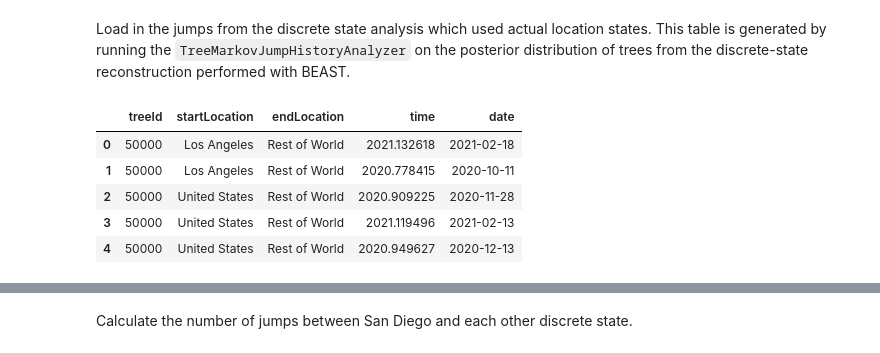
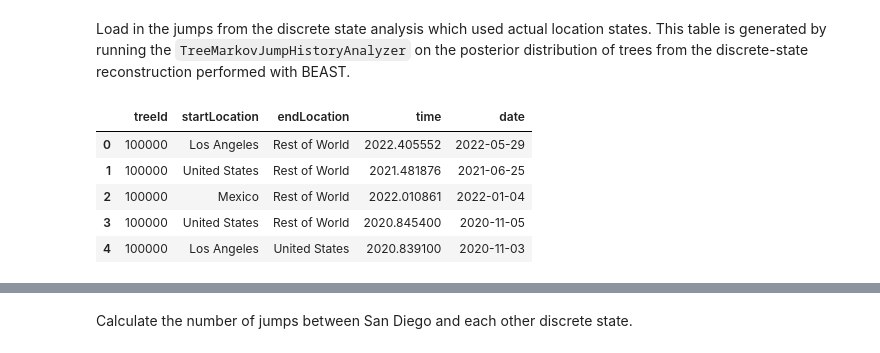
Before and after one commit to andersen-lab/project_2023_SARS-CoV-2_Connectivity, a Jupyter notebook: analyses/figure2_jumps-into-san-diego.ipynb, the cells around one changed output, grey strips where cells are left out. Drawn from its saved outputs; the diff is of its cells as text; code cells hidden in the pictures.

```diff
--- a/analyses/figure2_jumps-into-san-diego.ipynb
+++ b/analyses/figure2_jumps-into-san-diego.ipynb
@@ -35,15 +37,16 @@ We measure epidemiologically relevent characterisitics of transmission lineages
 # %% [markdown]
 Load in the jumps from the discrete state analysis which used actual location states. This table is generated by running the `TreeMarkovJumpHistoryAnalyzer` on the posterior distribution of trees from the discrete-state reconstruction performed with BEAST.
 # %%
-jumps = pd.read_csv( "../data/2021-08-30_fixed_eponential_discrete.Location.history.csv" )
+#jumps = pd.read_csv( "../data/2021-08-30_fixed_eponential_discrete.Location.history.csv" )
+jumps = pd.read_csv( "../data/2022-08-05_exponential_fixed_discrete.Location.history.csv" )
 jumps["date"] = jumps["time"].apply( dec_to_date )
 jumps["date"] = jumps["date"].dt.normalize()
 #jumps = jumps.loc[jumps["treeId"]>jumps["treeId"].max()*0.1]
 jumps.head()
 # %% [output]
 |  | treeId | startLocation | endLocation | time | date |
-| 0 | 50000 | Los Angeles | Rest of World | 2021.132618 | 2021-02-18 |
-| 1 | 50000 | Los Angeles | Rest of World | 2020.778415 | 2020-10-11 |
-| 2 | 50000 | United States | Rest of World | 2020.909225 | 2020-11-28 |
-| 3 | 50000 | United States | Rest of World | 2021.119496 | 2021-02-13 |
-| 4 | 50000 | United States | Rest of World | 2020.949627 | 2020-12-13 |
+| 0 | 100000 | Los Angeles | Rest of World | 2022.405552 | 2022-05-29 |
+| 1 | 100000 | United States | Rest of World | 2021.481876 | 2021-06-25 |
+| 2 | 100000 | Mexico | Rest of World | 2022.010861 | 2022-01-04 |
+| 3 | 100000 | United States | Rest of World | 2020.845400 | 2020-11-05 |
+| 4 | 100000 | Los Angeles | United States | 2020.839100 | 2020-11-03 |
```
Also changed, not shown: parts of 16 cells of this notebook, 37 other files.
